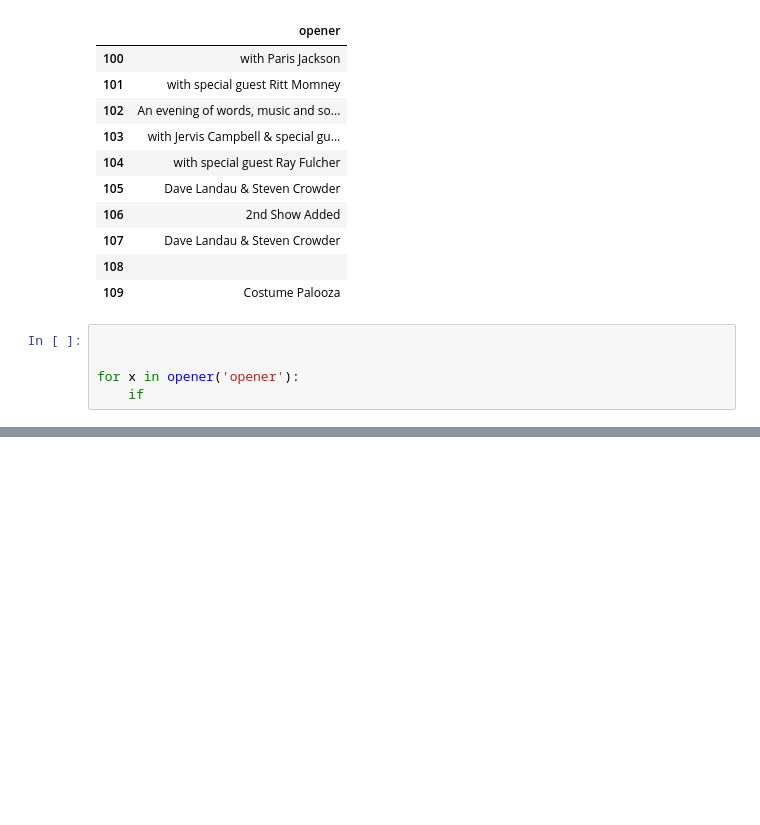
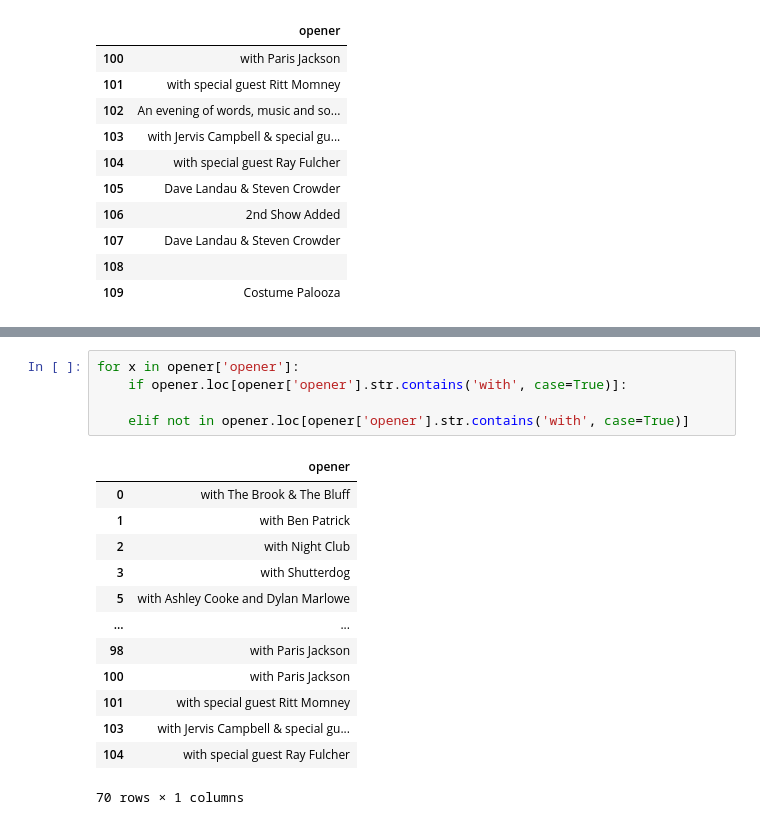
Before and after one commit to NSS-Data-Analytics-Cohort-7/web-scraping-ryman-jamorgan8, a Jupyter notebook: notebooks/ryman_web_scraper.ipynb, the cells around one changed output, grey strips where cells are left out. Drawn from its saved outputs; the diff is of its cells as text; blank space fills up the shorter version.

```diff
--- a/notebooks/ryman_web_scraper.ipynb
+++ b/notebooks/ryman_web_scraper.ipynb
@@ -476,8 +480,3 @@ opener.tail(10)
 | 107 | Dave Landau & Steven Crowder |
 | 108 |  |
 | 109 | Costume Palooza |
-# %%
-
-
-for x in opener('opener'):
-    if
@@ -483,0 +524,19 @@ for x in opener('opener'):
+# %%
+for x in opener['opener']:
+    if opener.loc[opener['opener'].str.contains('with', case=True)]:
+
+    elif not in opener.loc[opener['opener'].str.contains('with', case=True)]
+# %% [output]
+|  | opener |
+| 0 | with The Brook & The Bluff |
+| 1 | with Ben Patrick |
+| 2 | with Night Club |
+| 3 | with Shutterdog |
+| 5 | with Ashley Cooke and Dylan Marlowe |
+| ... | ... |
+| 98 | with Paris Jackson |
+| 100 | with Paris Jackson |
+| 101 | with special guest Ritt Momney |
+| 103 | with Jervis Campbell & special gu... |
+| 104 | with special guest Ray Fulcher |
+70 rows × 1 columns
```
Also changed, not shown: parts of 4 cells of this notebook.
